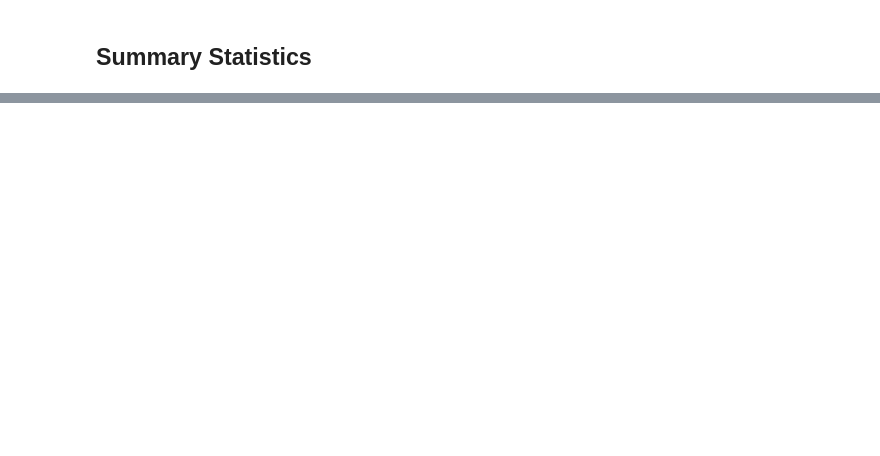
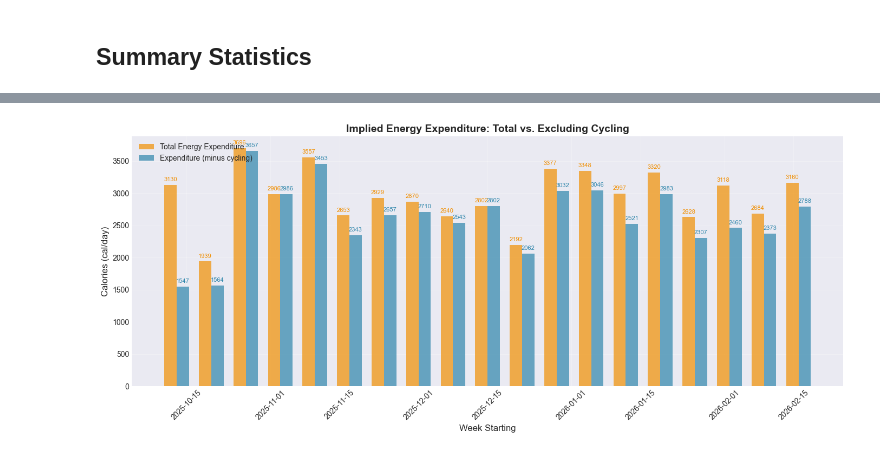
Before and after one commit to peterewills/fitness, a Jupyter notebook: weight_and_nutrition_analysis.ipynb, the cells around one changed output, grey strips where cells are left out. Saved outputs shown, nothing was run; the diff lists cells and outputs as text; code cells hidden in the pictures; blank space fills up the shorter version.

```diff
--- a/weight_and_nutrition_analysis.ipynb
+++ b/weight_and_nutrition_analysis.ipynb
@@ -503,0 +486,56 @@ Weekly Trends:
+# %%
+# Merge cycling calories into weekly data and calculate adjusted energy expenditure
+weekly_cycling_for_merge = weekly_cycling[['Week', 'Cycling_Calories']].copy()
+weekly_cycling_for_merge['Daily_Cycling_Calories'] = weekly_cycling_for_merge['Cycling_Calories'] / 7
+
+energy_data = weekly_data.merge(weekly_cycling_for_merge, on='Week', how='left')
+energy_data['Cycling_Calories'] = energy_data['Cycling_Calories'].fillna(0)
+energy_data['Daily_Cycling_Calories'] = energy_data['Daily_Cycling_Calories'].fillna(0)
+
+# Energy expenditure without cycling = Total expenditure - cycling calories
+energy_data['Implied_Expenditure_No_Cycling'] = (
+    energy_data['Implied_Energy_Expenditure'] - energy_data['Daily_Cycling_Calories']
+)
+
+# Filter to valid weeks (need weight change)
+energy_plot_data = energy_data[energy_data['Implied_Energy_Expenditure'].notna()].copy()
+# %%
+# Energy expenditure comparison chart
+fig, ax = plt.subplots(figsize=(14, 6))
+
+x = energy_plot_data['Week_Start']
+width = pd.Timedelta(days=2.5)
+
+color_total = '#F18F01'
+color_no_cycling = '#2E86AB'
+
+# Plot total energy expenditure
+ax.bar(x - width/2, energy_plot_data['Implied_Energy_Expenditure'], width=width,
+       label='Total Energy Expenditure', color=color_total, alpha=0.7)
+
+# Plot energy expenditure minus cycling
+ax.bar(x + width/2, energy_plot_data['Implied_Expenditure_No_Cycling'], width=width,
+       label='Expenditure (minus cycling)', color=color_no_cycling, alpha=0.7)
+
+# Add value labels
+for _, row in energy_plot_data.iterrows():
+    ax.annotate(f"{row['Implied_Energy_Expenditure']:.0f}",
+                xy=(row['Week_Start'] - width/2, row['Implied_Energy_Expenditure']),
+                xytext=(0, 5), textcoords='offset points',
+                ha='center', fontsize=8, color=color_total)
+    ax.annotate(f"{row['Implied_Expenditure_No_Cycling']:.0f}",
+                xy=(row['Week_Start'] + width/2, row['Implied_Expenditure_No_Cycling']),
+                xytext=(0, 5), textcoords='offset points',
+                ha='center', fontsize=8, color=color_no_cycling)
+
+ax.set_xlabel('Week Starting', fontsize=12)
+ax.set_ylabel('Calories (cal/day)', fontsize=12)
+ax.set_title('Implied Energy Expenditure: Total vs. Excluding Cycling', fontsize=14, fontweight='bold')
+ax.legend(loc='upper left', fontsize=10)
+ax.tick_params(axis='x', rotation=45)
+ax.grid(True, alpha=0.3)
+
+plt.tight_layout()
+plt.show()
+# %% [output]
+[figure, added]
```
Also changed, not shown: parts of 23 cells of this notebook, 2 other files.
